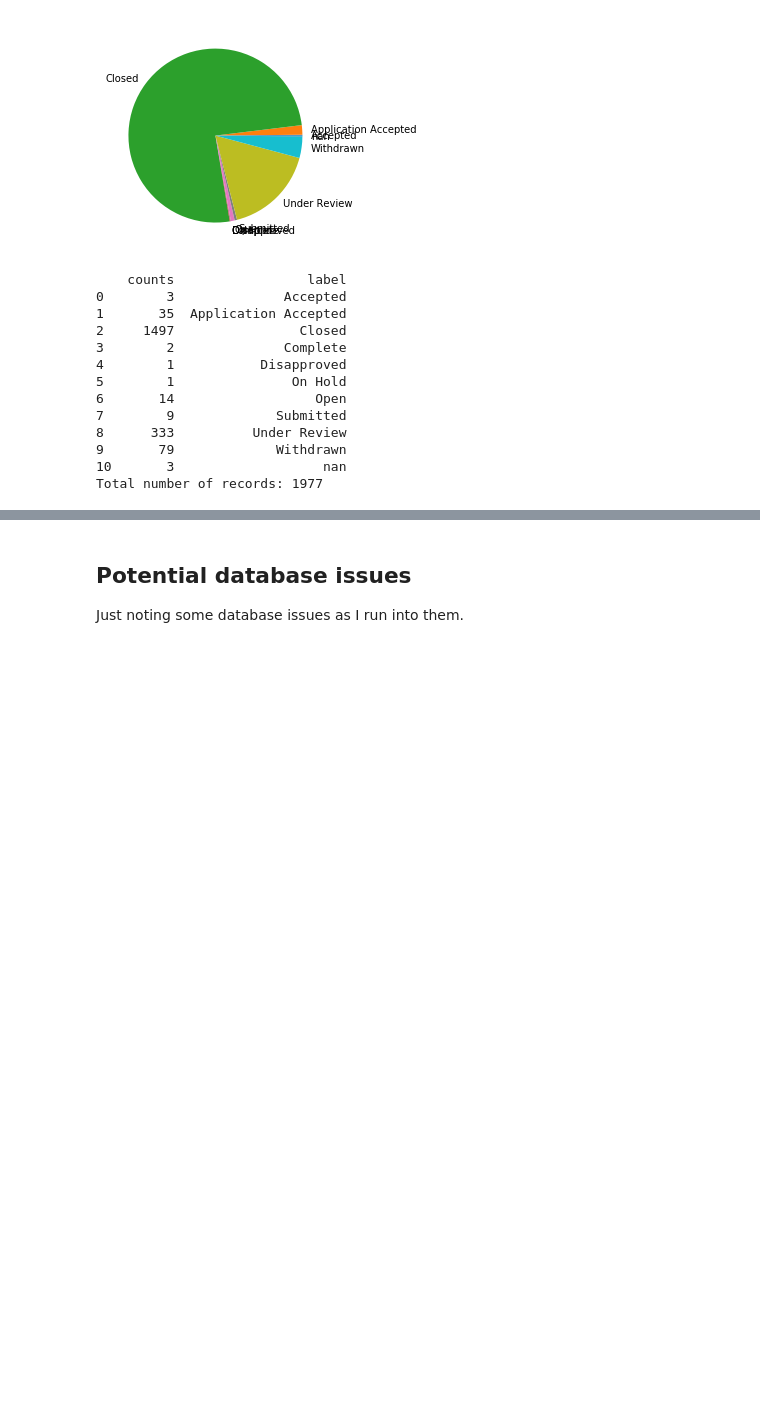
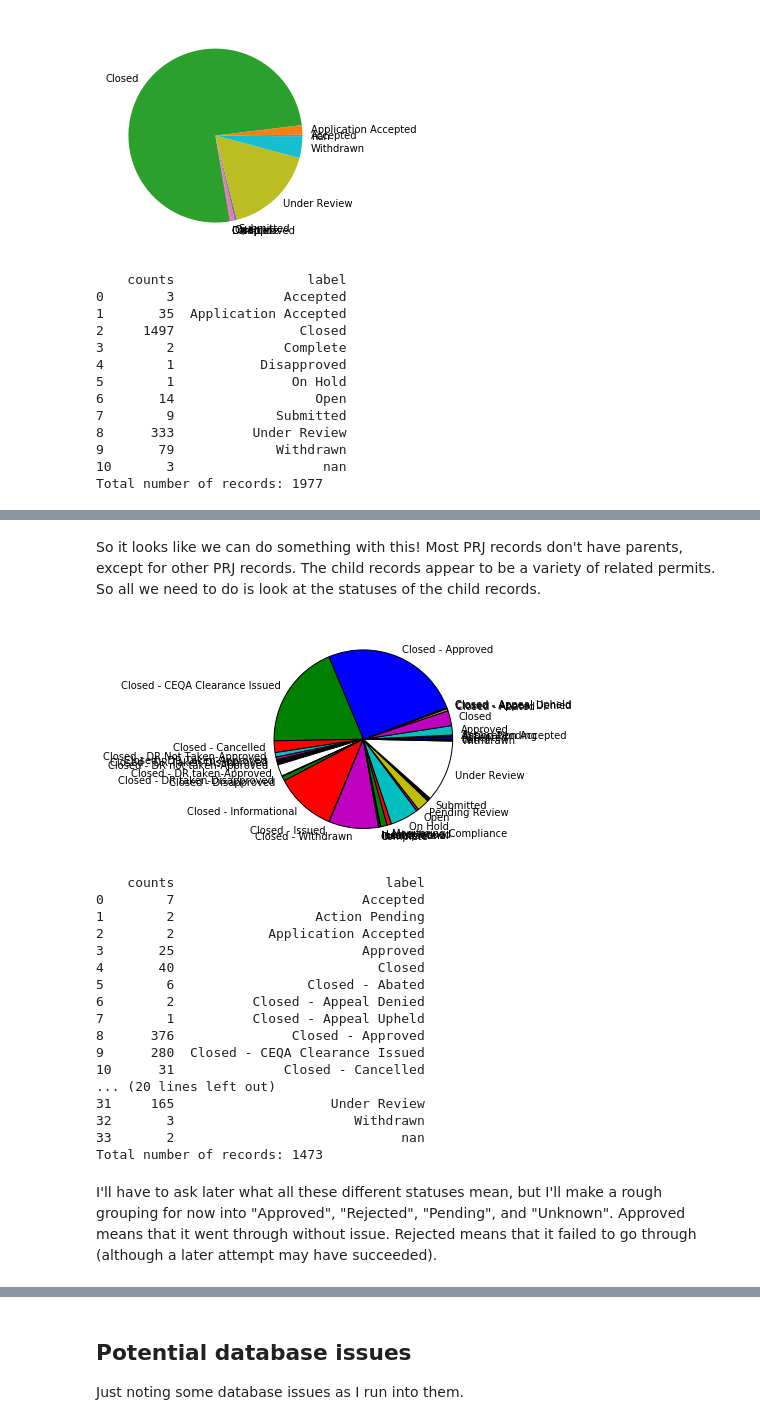
Before and after one commit to YIMBYdata/planningportal, a Jupyter notebook: Graph testing.ipynb, the cells around one changed output, grey strips where cells are left out. Saved outputs shown, nothing was run; the diff lists cells and outputs as text; code cells hidden in the pictures; blank space fills up the shorter version.

```diff
--- a/Graph testing.ipynb
+++ b/Graph testing.ipynb
@@ -142,0 +175,28 @@ print(project_parents.count())
+# %% [markdown]
+So it looks like we can do something with this!  Most PRJ records don't have parents, except for other PRJ records.  The child records appear to be a variety of related permits.  So all we need to do is look at the statuses of the child records.
+# %%
+child_types = child_records.values('status').annotate(type_counts = Count('pk',distinct=True))
+table = pie_from_counts(child_types,'status','type_counts')
+print(table)
+print('Total number of records: %s' % table['counts'].sum())
+# %% [output]
+[figure, added]
+    counts                           label
+0        7                        Accepted
+1        2                  Action Pending
+2        2            Application Accepted
+3       25                        Approved
+4       40                          Closed
+5        6                 Closed - Abated
+6        2          Closed - Appeal Denied
+7        1          Closed - Appeal Upheld
+8      376               Closed - Approved
+9      280  Closed - CEQA Clearance Issued
+10      31              Closed - Cancelled
+... (20 lines left out)
+31     165                    Under Review
+32       3                       Withdrawn
+33       2                             nan
+Total number of records: 1473
+# %% [markdown]
+I'll have to ask later what all these different statuses mean, but I'll make a rough grouping for now into "Approved", "Rejected", "Pending", and "Unknown".  Approved means that it went through without issue.  Rejected means that it failed to go through (although a later attempt may have succeeded).
```
Also changed, not shown: parts of 17 cells of this notebook.
